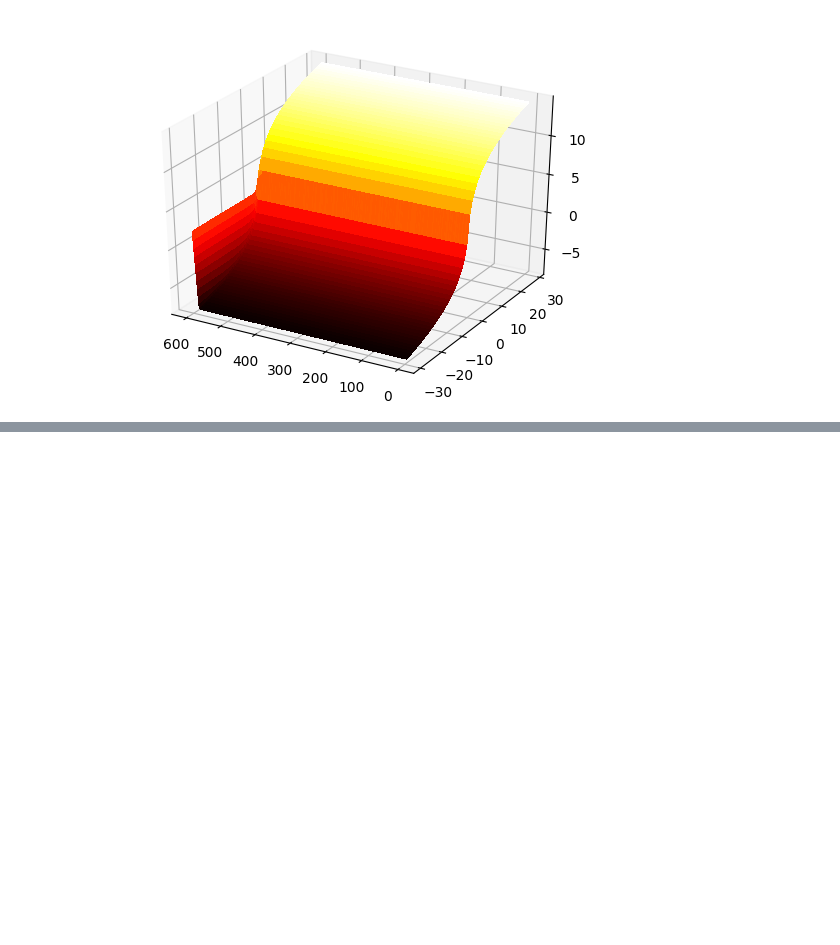
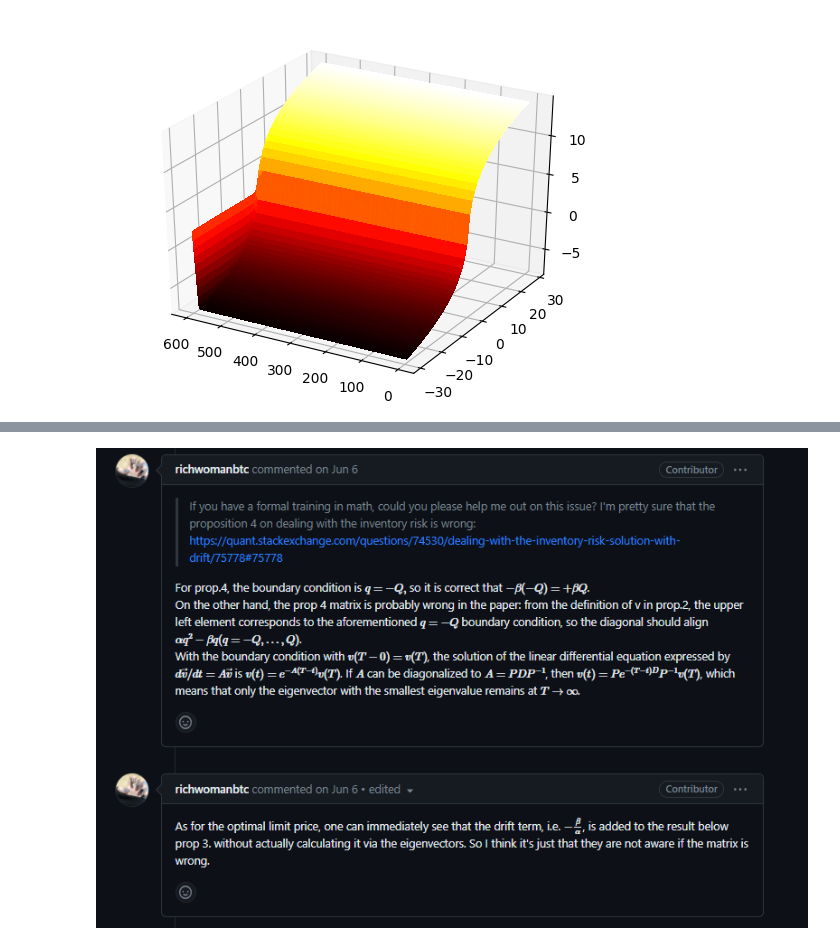
Before and after one commit to sandstorm111/solution_to_the_inventory_risk, a Jupyter notebook: reference.ipynb, the cells around one changed output, grey strips where cells are left out. Drawn from its saved outputs; the diff is of its cells as text; code cells hidden in the pictures; blank space fills up the shorter version.

Commit message:
added discussion regarding figure 4

```diff
--- a/reference.ipynb
+++ b/reference.ipynb
@@ -493,0 +504,4 @@ which is more aligned with the standard solution, though these are some points:
+# %%
+Image(filename='images/explanation_matrix_with_drift.png',width=1000, height=600)
+# %% [output]
+[figure, added]
```
Also changed, not shown: parts of 27 cells of this notebook, 3 other files.
